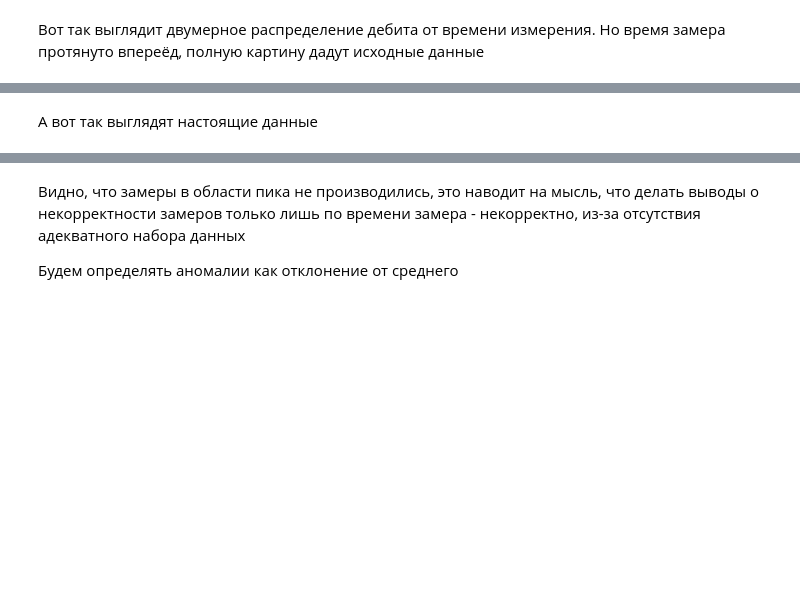
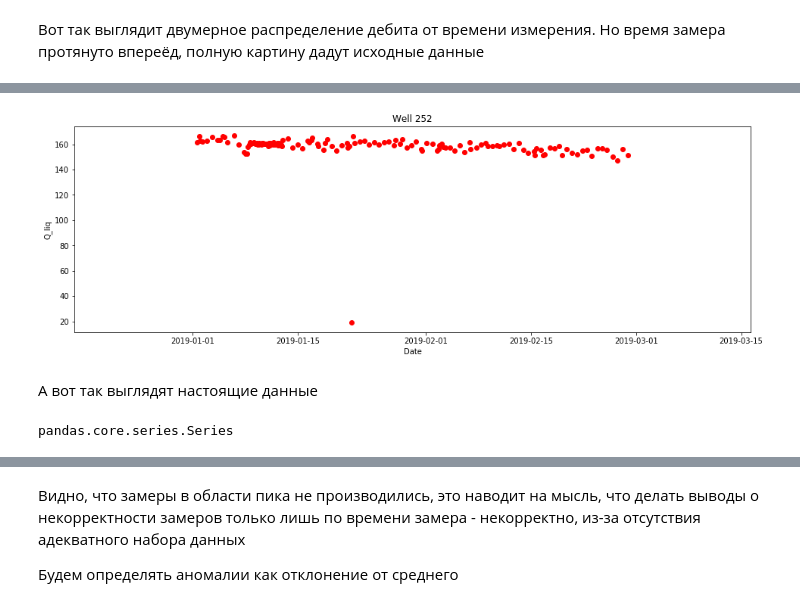
Before and after one commit to unifloc/unifloc_py, a Jupyter notebook: sandbox/uTools/Data_filtration.ipynb, the cells around one changed output, grey strips where cells are left out. Drawn from its saved outputs; the diff is of its cells as text; code cells hidden in the pictures; blank space fills up the shorter version.

```diff
--- a/sandbox/uTools/Data_filtration.ipynb
+++ b/sandbox/uTools/Data_filtration.ipynb
@@ -26,8 +31,14 @@ print(len(all_data['Объемный дебит жидкости (СУ)']))
 # %%
 pfig = plt.figure(figsize=(16,5))
 plt.scatter(all_data['Объемный дебит жидкости (СУ)'].index,
             all_data['Объемный дебит жидкости (СУ)'].values.reshape((-1, 1)), c='red',
             label='not filtered_data')
+plt.xlabel('Date')
+plt.ylabel('Q_liq')
+plt.title(f'Well {well}')
+plt.show()
+# %% [output]
+[figure, added]
 # %% [markdown]
 А вот так выглядят настоящие данные
 # %%
@@ -35 +46,5 @@ cs_d = pd.read_csv(f'data/{well_name}/init_edit/{well_name}_first_edit.csv')
+# %%
+type(cs_d.dropna(subset=['Объемный дебит жидкости'])['Время'])
+# %% [output]
+pandas.core.series.Series
 # %%
```
Also changed, not shown: parts of 5 cells of this notebook.
